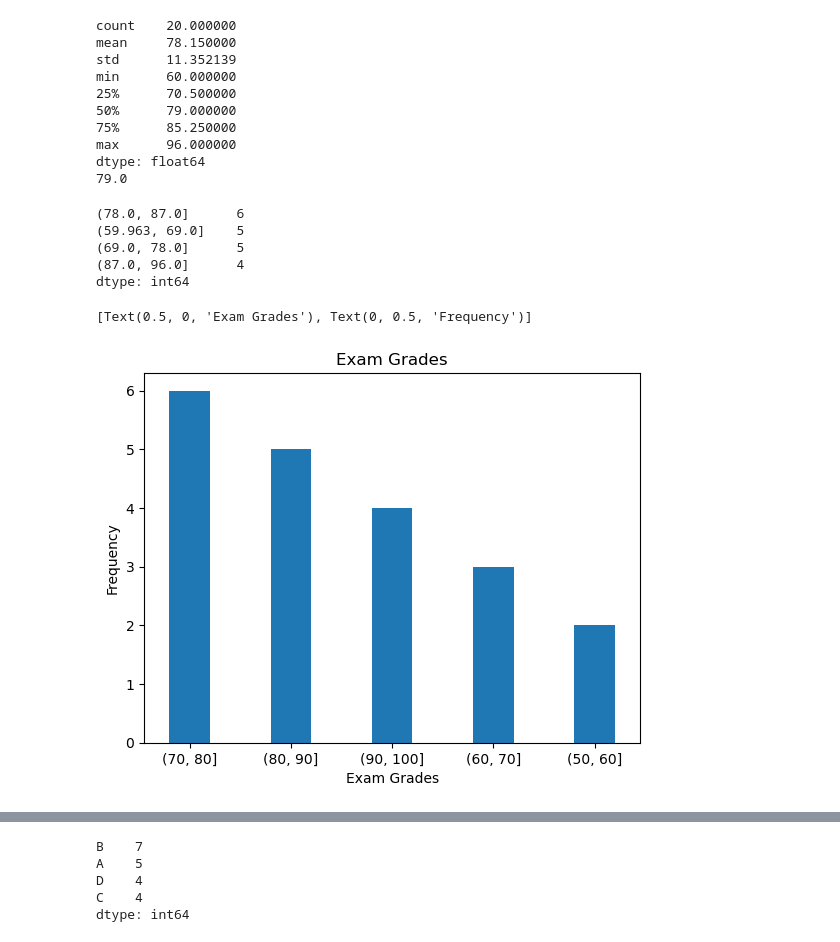
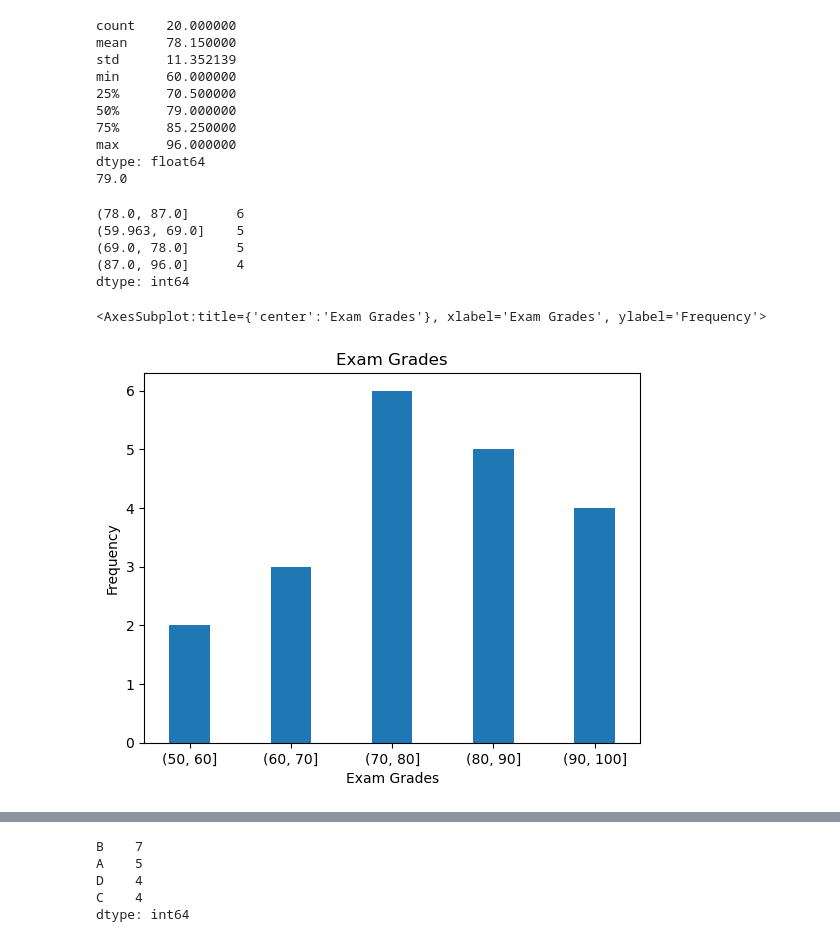
Before and after one commit to Keila-Camarillo/numpy-pandas-visualization-exercises, a Jupyter notebook: pandas_series.ipynb, the cells around one changed output, grey strips where cells are left out. Cells and saved outputs as stored; diff of their text form; code cells hidden in the pictures.

```diff
--- a/pandas_series.ipynb
+++ b/pandas_series.ipynb
@@ -486,20 +477,20 @@ dtype: float64
 # %%
 # 3. Plot the Series in a meaningful way and make sure your chart has a title and axis labels.
 print(exam_series.value_counts(bins=4))
 
 exam_cat1 = pd.cut(exam_series, 4)
 exam_cat2 = pd.cut(exam_series, [50, 60, 70, 80, 90, 100])
 exam_cat3 = exam_cat2.value_counts()
 
-exam_cat3.plot.bar(title='Exam Grades', rot=0, width=.4).set(xlabel='Exam Grades', ylabel='Frequency')
+exam_cat3.sort_index(ascending=True).plot.bar(title='Exam Grades', rot=0, width=.4).set(xlabel='Exam Grades', ylabel='Frequency')
 # %% [output]
 (78.0, 87.0]      6
 (59.963, 69.0]    5
 (69.0, 78.0]      5
 (87.0, 96.0]      4
 dtype: int64
-[Text(0.5, 0, 'Exam Grades'), Text(0, 0.5, 'Frequency')]
+<AxesSubplot:title={'center':'Exam Grades'}, xlabel='Exam Grades', ylabel='Frequency'>
-[figure, old version]
+[figure, new version]
 # %%
 # 4. Write the code necessary to implement a curve for your exam_grades Series and save this as curved_grades. Add the necessary points to the highest grade to make it 100, and add the same number of points to every other score in the Series as well.
 curved_grades = exam_series + (100 - max(exam_series))
```
Also changed, not shown: parts of 19 cells of this notebook.
